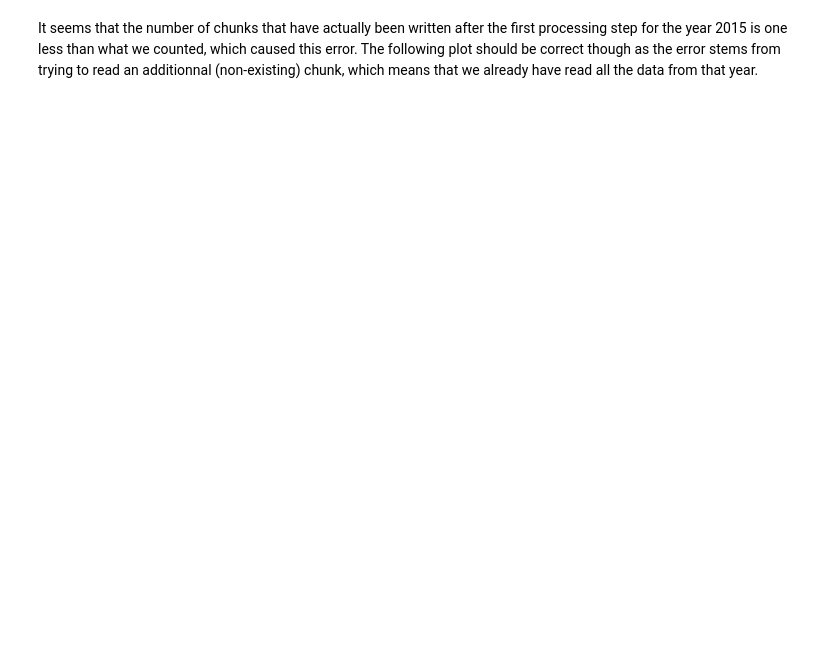
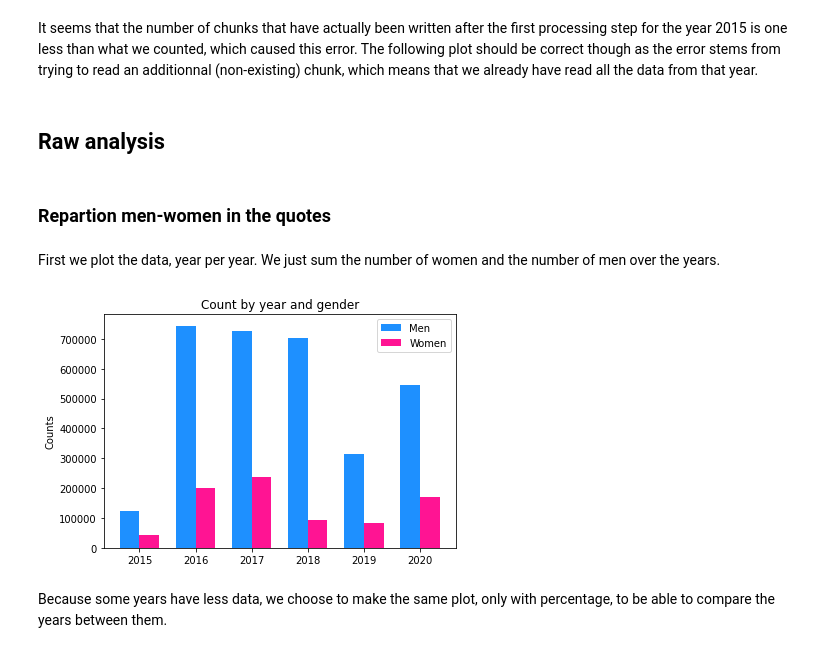
Before and after one commit to epfl-ada/ada-2021-project-adata-scientists, a Jupyter notebook: milestone2.ipynb, the cells around one changed output. Saved outputs shown, nothing was run; the diff lists cells and outputs as text; code cells hidden in the pictures; blank space fills up the shorter version.

```diff
--- a/milestone2.ipynb
+++ b/milestone2.ipynb
@@ -172,7 +156,7 @@ parquet[['gender', 'occupation']] = parquet[['gender', 'occupation']].applymap(c
 
 parquet.to_pickle('/content/drive/MyDrive/ADA/project/parquet_proc_str.pkl')
 # %%
-parquet = pd.read_pickle('/content/drive/MyDrive/ADA/project/parquet_proc_str.pkl')
+parquet = pd.read_pickle('/content/drive/MyDrive/ADA/parquet_proc_str.pkl')
 # %% [markdown]
 Here is how the speaker attributes dataset finally looks like.
 # %%
@@ -413,8 +397,10 @@ def process_qchunk2(chunk, path, parquet):
 # %% [markdown]
 Now that we have all the necessary functions to  do the merge and extract the author and determine his/her gender, we can proceed to the next processing step on the Quotebank dataset. Unfortunately we didn’t have time to completely run the second major processing step where we merge the parquet file with the quotebank dataset and extract the author and his/her gender. We only perform the merge. The main problem seems to be the extraction of the author of the article for each url contained in the quote samples, which takes too much time.
 # %%
-years = ['2020', '2019', '2018', '2017', '2016', '2015']
-n_chunks = [53, 218, 273, 267, 139, 209]
+#years = ['2020', '2019', '2018', '2017', '2016', '2015']
+#n_chunks = [53, 218, 273, 267, 139, 208]
+years = ['2017', '2016', '2015']
+n_chunks = [267, 139, 208]
 M = [0]*len(years)
 F = [0]*len(years)
 removed = [0]*len(years)  # by merge
@@ -423,7 +409,7 @@ initial_n = [0]*len(years)
 for i,year in enumerate(years):
 
   path_to_sfile = '/content/drive/MyDrive/Results/quotes-'+year+'_processed.pkl'
-  path_to_dfile = '/content/tmp_dir/quotes-'+year+'_processed_merged.pkl'
+  path_to_dfile = '/content/drive/MyDrive/ADA/project/quotes-'+year+'_processed_merged.pkl'
 
   with open(path_to_sfile, 'rb') as f:
     for chunk_idx in range(n_chunks[i]):
@@ -450,2 +447,45 @@ chunk_idx
 # %% [markdown]
 It seems that the number of chunks that have actually been written after the first processing step for the year 2015 is one less than what we counted, which caused this error. The following plot should be correct though as the error stems from trying to read an additionnal (non-existing) chunk, which means that we already have read all the data from that year.
+# %% [markdown]
+## Raw analysis
+# %% [markdown]
+### Repartion men-women in the quotes
+# %% [markdown]
+First we plot the data, year per year. We just sum the number of women and the number of men over the years.
+# %%
+n_chunks = [53, 218, 273, 267, 139, 208]
+years = ['2015','2016','2017','2018','2019','2020']
+# %%
+M = [0]*len(years)
+F = [0]*len(years)
+
+for i,year in enumerate(years):
+
+  path_to_sfile = '/content/drive/MyDrive/Results/quotes-'+year+'_processed_merged.pkl'
+
+  with open(path_to_sfile, 'rb') as f:
+    for chunk_idx in range(n_chunks[i]):
+      chunk = pkl.load(f)
+      F[i] += chunk['gender'].value_counts().sort_index()[0] # for initial analysis
+      M[i] += chunk['gender'].value_counts().sort_index()[1]
+# %%
+x = np.arange(len(years))  # the years locations
+width = 0.35  # the width of the bars
+
+fig, ax = plt.subplots()
+rects1 = ax.bar(x - width/2, M, width, label='Men',color='dodgerblue')
+rects2 = ax.bar(x + width/2, F, width, label='Women',color="deeppink")
+
+ax.set_ylabel('Counts')
+ax.set_title('Count by year and gender')
+ax.set_xticks(x)
+ax.set_xticklabels(years)
+ax.legend()
+
+fig.tight_layout()
+
+plt.show()
+# %% [output]
+[figure, added]
+# %% [markdown]
+Because some years have less data, we choose to make the same plot, only with percentage, to be able to compare the years between them.
```
Also changed, not shown: parts of 107 cells of this notebook.
